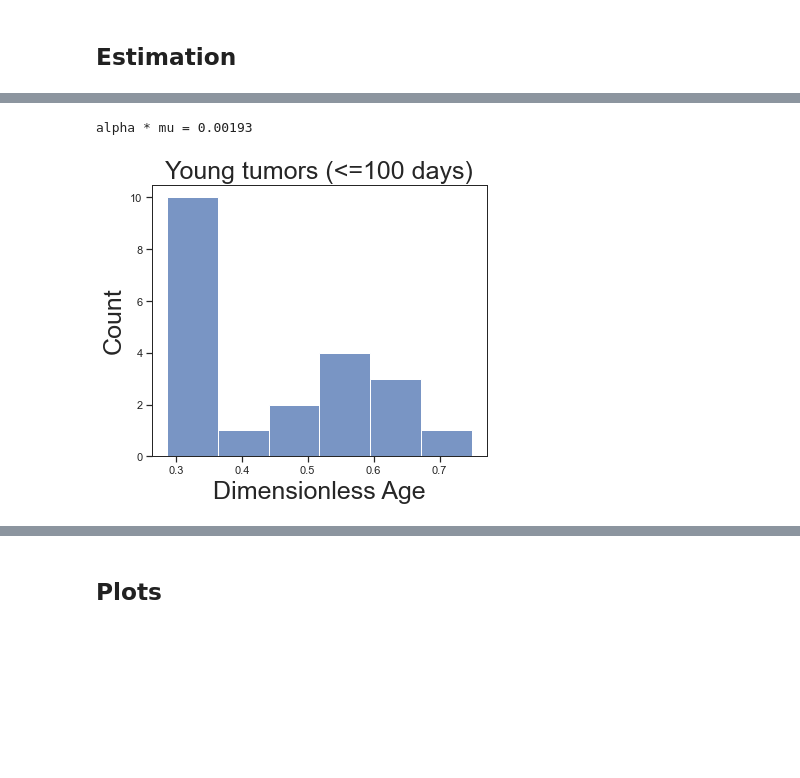
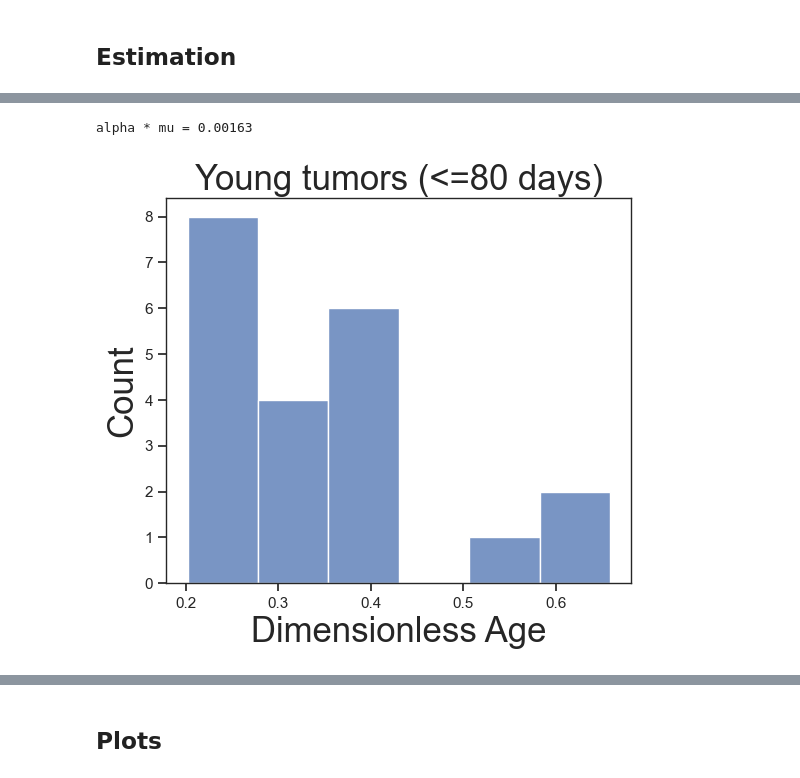
Before and after one commit to danmonyak/EpiClockNBL, a Jupyter notebook: Analysis/Estimate Ages.ipynb, the cells around one changed output, grey strips where cells are left out. Drawn from its saved outputs; the diff is of its cells as text; code cells hidden in the pictures; blank space fills up the shorter version.

```diff
--- a/Analysis/Estimate Ages.ipynb
+++ b/Analysis/Estimate Ages.ipynb
@@ -166,0 +171,9 @@ young_tumors.shape
+# %%
+age_day_limit = 80
+
+print((clinical[dataset]['age_at_diagnosis'] <= 365).sum())
+
+ax = clinical[dataset].loc[clinical[dataset]['age_at_diagnosis'] <= 365]['age_at_diagnosis'].hist(bins = 15)
+ax.set_xlabel('Patient Age', fontsize=pc_consts['labelfontsize']*sf)
+ax.set_title('Tumors with patient age <=365 days', fontsize=pc_consts['labelfontsize']*sf)
+ax.set_ylabel('Count', fontsize=pc_consts['labelfontsize']*sf)
@@ -167,20 +184,19 @@ young_tumors.shape
 # %%
 dataset = 'TARGET'
 
-# Young patients - less than 100 days
-young_tumors = clinical[dataset].index[clinical[dataset]['age_at_diagnosis'] <= 100]
+young_tumors = clinical[dataset].index[clinical[dataset]['age_at_diagnosis'] <= age_day_limit]
 
 # Average calendar age should be 50 days plus 6 months
-approx_avg_calAge = 50 + 6*30
+approx_avg_calAge = clinical[dataset].loc[young_tumors]['age_at_diagnosis'].mean() + 6*30
 
 fig, ax = plt.subplots(figsize=np.array([6, 5])*sf)
-sns.histplot(ax=ax, data=clinical[dataset].loc[young_tumors], x='avg_n_flips')
+sns.histplot(ax=ax, data=clinical[dataset].loc[young_tumors], x='gmm_phi')
 ax.set_xlabel('Dimensionless Age', fontsize=pc_consts['labelfontsize']*sf)
-ax.set_title('Young tumors (<=100 days)', fontsize=pc_consts['labelfontsize']*sf)
+ax.set_title(f'Young tumors (<={age_day_limit} days)', fontsize=pc_consts['labelfontsize']*sf)
 ax.set_ylabel('Count', fontsize=pc_consts['labelfontsize']*sf)
 
-alpha_mu = clinical[dataset].loc[young_tumors]['avg_n_flips'].mean() / approx_avg_calAge
+alpha_mu = clinical[dataset].loc[young_tumors]['gmm_phi'].mean() / approx_avg_calAge
 print(f'alpha * mu = {alpha_mu:.5f}')
 # %% [output]
-alpha * mu = 0.00193
+alpha * mu = 0.00163
-[figure, old version]
+[figure, new version]
```
Also changed, not shown: parts of 22 cells of this notebook, 13 other files.
